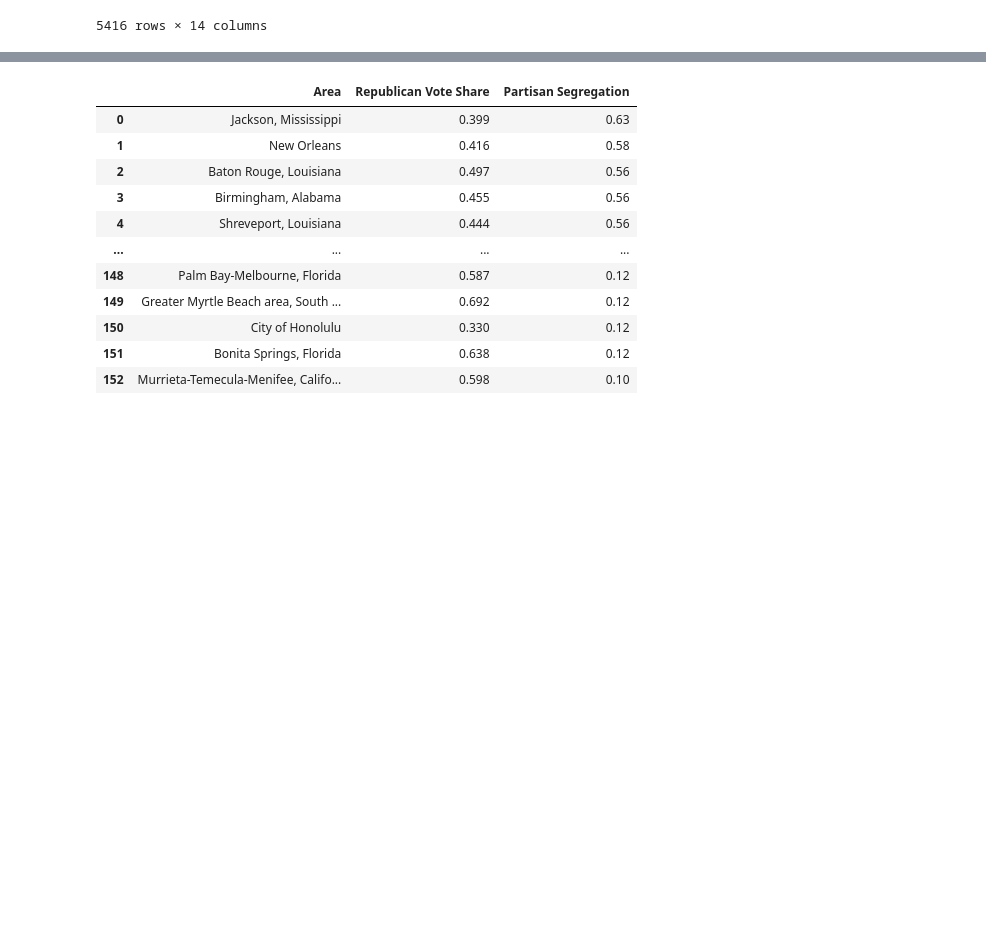
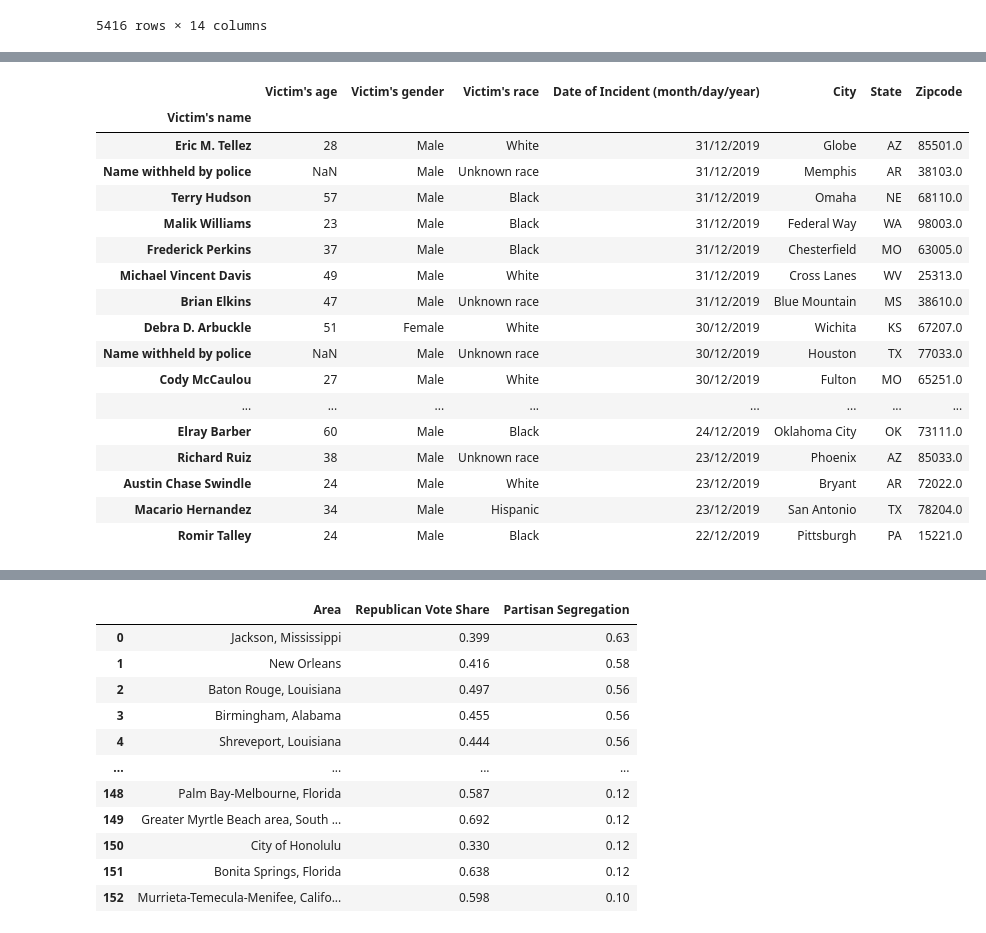
Before and after one commit to tylerspck/ETL-Project, a Jupyter notebook: Susan Notebook.ipynb, the cells around one changed output, grey strips where cells are left out. Drawn from its saved outputs; the diff is of its cells as text; code cells hidden in the pictures; blank space fills up the shorter version.

Commit message:
clean data

```diff
--- a/Susan Notebook.ipynb
+++ b/Susan Notebook.ipynb
@@ -131,0 +136,24 @@ killings_df
+# %%
+#cleaning data/Dropping columns with incomplete data sets
+Cleankillings_df= killings_df[["Victim's age", "Victim's gender", "Victim's race", "Date of Incident (month/day/year)",
+                                                 "City", "State", "Zipcode"]]
+Cleankillings_df.head(35)
+# %% [output]
+|  | Victim's age | Victim's gender | Victim's race | Date of Incident (month/day/year) | City | State | Zipcode |
+| Victim's name |  |  |  |  |  |  |  |
+| Eric M. Tellez | 28 | Male | White | 31/12/2019 | Globe | AZ | 85501.0 |
+| Name withheld by police | NaN | Male | Unknown race | 31/12/2019 | Memphis | AR | 38103.0 |
+| Terry Hudson | 57 | Male | Black | 31/12/2019 | Omaha | NE | 68110.0 |
+| Malik Williams | 23 | Male | Black | 31/12/2019 | Federal Way | WA | 98003.0 |
+| Frederick Perkins | 37 | Male | Black | 31/12/2019 | Chesterfield | MO | 63005.0 |
+| Michael Vincent Davis | 49 | Male | White | 31/12/2019 | Cross Lanes | WV | 25313.0 |
+| Brian Elkins | 47 | Male | Unknown race | 31/12/2019 | Blue Mountain | MS | 38610.0 |
+| Debra D. Arbuckle | 51 | Female | White | 30/12/2019 | Wichita | KS | 67207.0 |
+| Name withheld by police | NaN | Male | Unknown race | 30/12/2019 | Houston | TX | 77033.0 |
+| Cody McCaulou | 27 | Male | White | 30/12/2019 | Fulton | MO | 65251.0 |
+| ... | ... | ... | ... | ... | ... | ... | ... |
+| Elray Barber | 60 | Male | Black | 24/12/2019 | Oklahoma City | OK | 73111.0 |
+| Richard Ruiz | 38 | Male | Unknown race | 23/12/2019 | Phoenix | AZ | 85033.0 |
+| Austin Chase Swindle | 24 | Male | White | 23/12/2019 | Bryant | AR | 72022.0 |
+| Macario Hernandez | 34 | Male | Hispanic | 23/12/2019 | San Antonio | TX | 78204.0 |
+| Romir Talley | 24 | Male | Black | 22/12/2019 | Pittsburgh | PA | 15221.0 |
```
Also changed, not shown: parts of 6 cells of this notebook, 1 other file.
